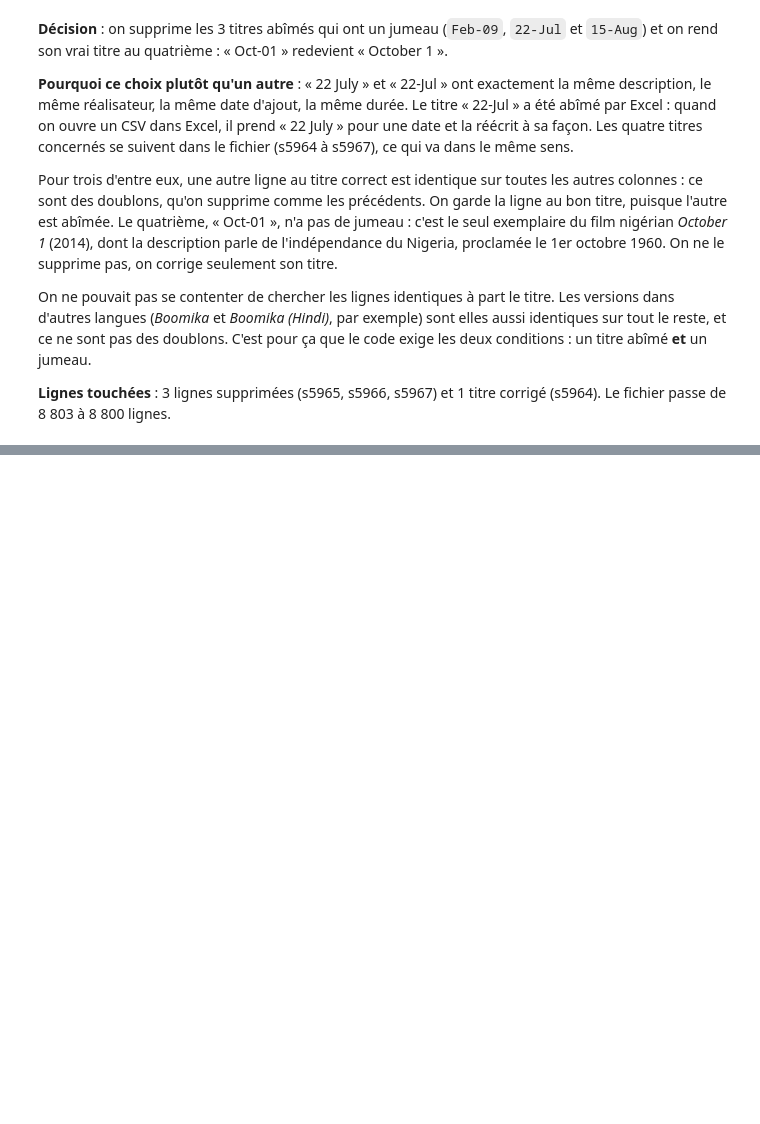
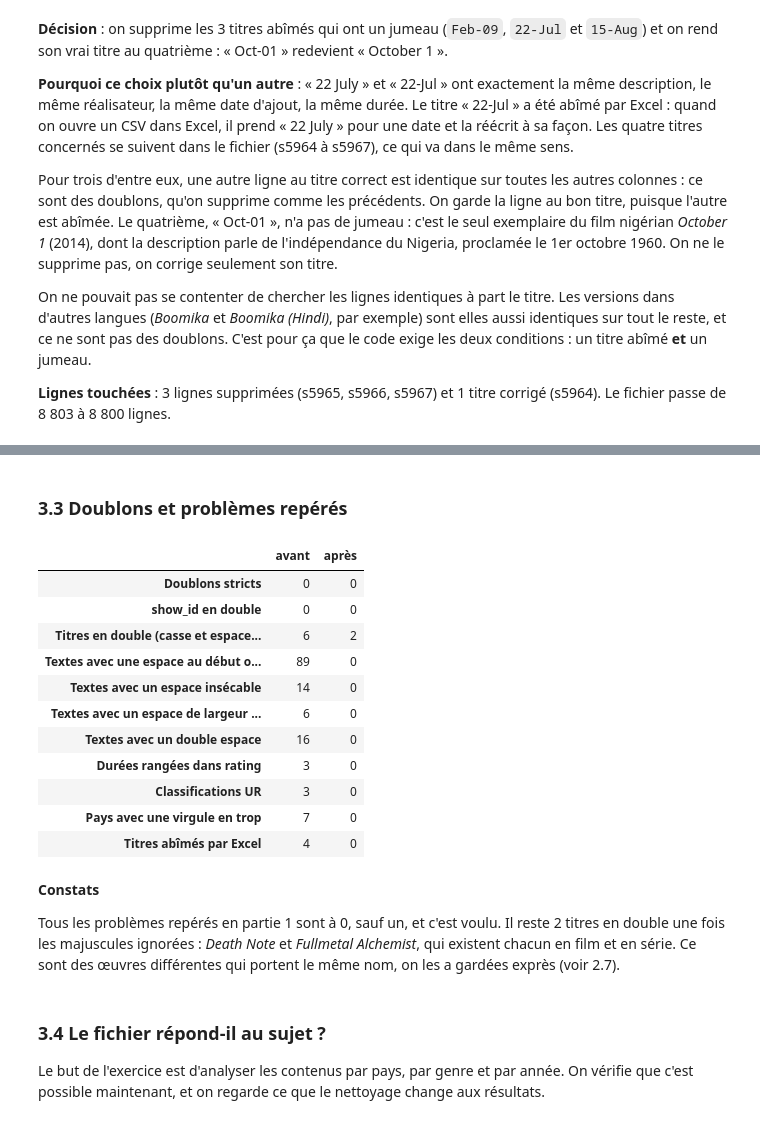
Before and after one commit to Omotolaaa7/ama-binome08-netflix, a Jupyter notebook: notebooks/nettoyage_netflix_binome08.ipynb, the cells around one changed output, grey strips where cells are left out. Drawn from its saved outputs; the diff is of its cells as text; code cells hidden in the pictures; blank space fills up the shorter version.

```diff
--- a/notebooks/nettoyage_netflix_binome08.ipynb
+++ b/notebooks/nettoyage_netflix_binome08.ipynb
@@ -891,0 +1006,47 @@ Recalculer **les mêmes indicateurs** qu'en partie 1 sur `df`, et les comparer
+# %% [markdown]
+### 3.3 Doublons et problèmes repérés
+# %%
+# Les contrôles de la partie 1, regroupés dans une fonction pour les refaire à l'identique sur brut et sur df
+def indicateurs(d):
+    """Compte, dans le tableau d, les problèmes repérés en partie 1."""
+    texte = d.select_dtypes(include="str").columns
+
+    def cases_avec(motif):
+        return sum(d[c].str.contains(motif, regex=False, na=False).sum() for c in texte)
+
+    return {
+        "Doublons stricts": d.duplicated().sum(),
+        "show_id en double": d["show_id"].duplicated().sum(),
+        "Titres en double (casse et espaces ignorés)": d["title"].str.lower().str.strip().duplicated().sum(),
+        "Textes avec une espace au début ou à la fin": sum((d[c].notna() & (d[c].str.strip() != d[c])).sum() for c in texte),
+        "Textes avec un espace insécable": cases_avec("\xa0"),
+        "Textes avec un espace de largeur nulle": cases_avec("\u200b"),
+        "Textes avec un double espace": cases_avec("  "),
+        "Durées rangées dans rating": d["rating"].str.contains("min", na=False).sum(),
+        "Classifications UR": (d["rating"] == "UR").sum(),
+        "Pays avec une virgule en trop": d["country"].str.contains(r"^,|,$", na=False).sum(),
+        "Titres abîmés par Excel": d["title"].str.match(r"^\d{1,2}-[A-Z][a-z]{2}$|^[A-Z][a-z]{2}-\d{2}$").sum(),
+    }
+
+pd.DataFrame({"avant": indicateurs(brut), "après": indicateurs(df)})
+# %% [output]
+|  | avant | après |
+| Doublons stricts | 0 | 0 |
+| show_id en double | 0 | 0 |
+| Titres en double (casse et espace... | 6 | 2 |
+| Textes avec une espace au début o... | 89 | 0 |
+| Textes avec un espace insécable | 14 | 0 |
+| Textes avec un espace de largeur ... | 6 | 0 |
+| Textes avec un double espace | 16 | 0 |
+| Durées rangées dans rating | 3 | 0 |
+| Classifications UR | 3 | 0 |
+| Pays avec une virgule en trop | 7 | 0 |
+| Titres abîmés par Excel | 4 | 0 |
+# %% [markdown]
+**Constats**
+
+Tous les problèmes repérés en partie 1 sont à 0, sauf un, et c'est voulu. Il reste 2 titres en double une fois les majuscules ignorées : *Death Note* et *Fullmetal Alchemist*, qui existent chacun en film et en série. Ce sont des œuvres différentes qui portent le même nom, on les a gardées exprès (voir 2.7).
+# %% [markdown]
+### 3.4 Le fichier répond-il au sujet ?
+
+Le but de l'exercice est d'analyser les contenus par pays, par genre et par année. On vérifie que c'est possible maintenant, et on regarde ce que le nettoyage change aux résultats.
```
Also changed, not shown: parts of 22 cells of this notebook, 3 other files.
